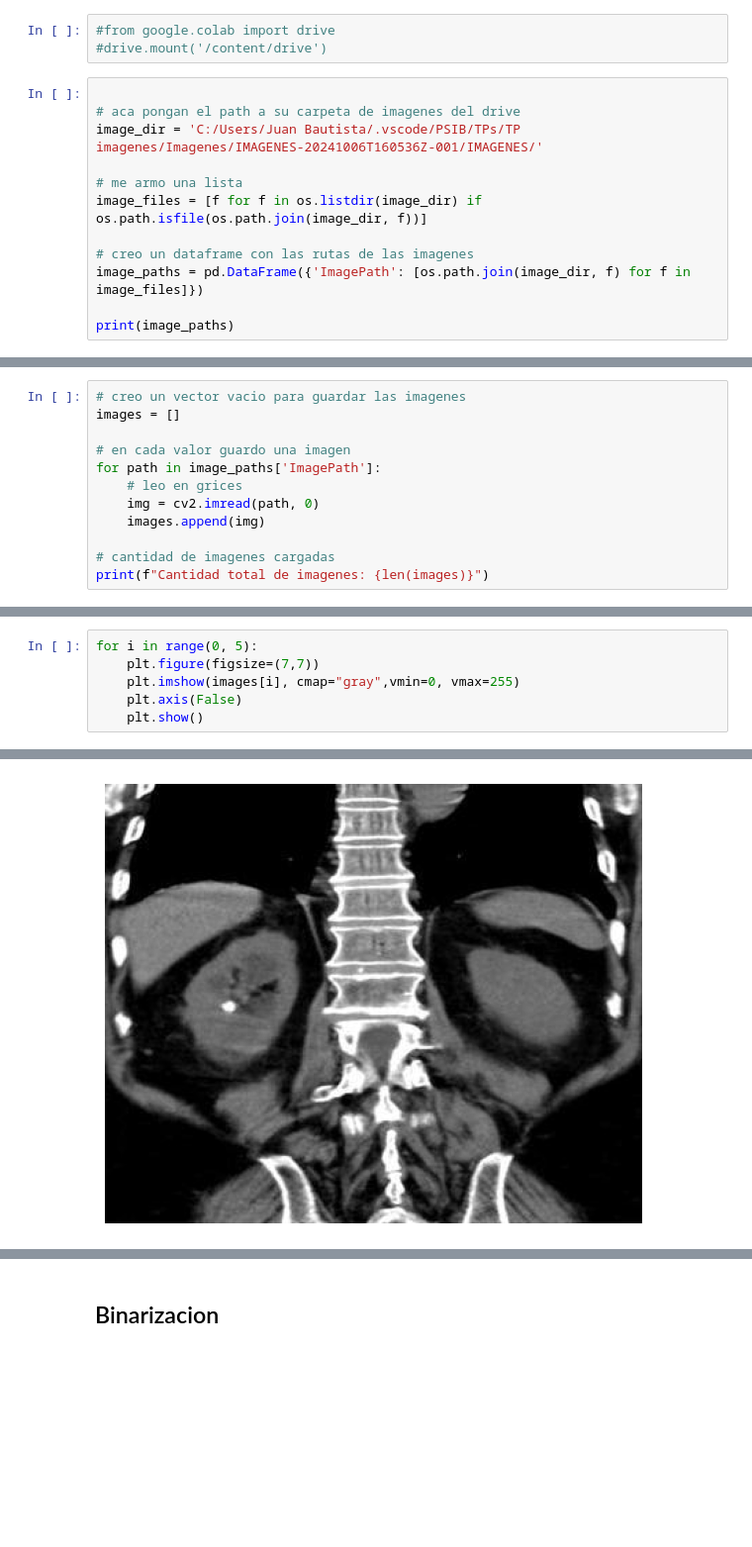
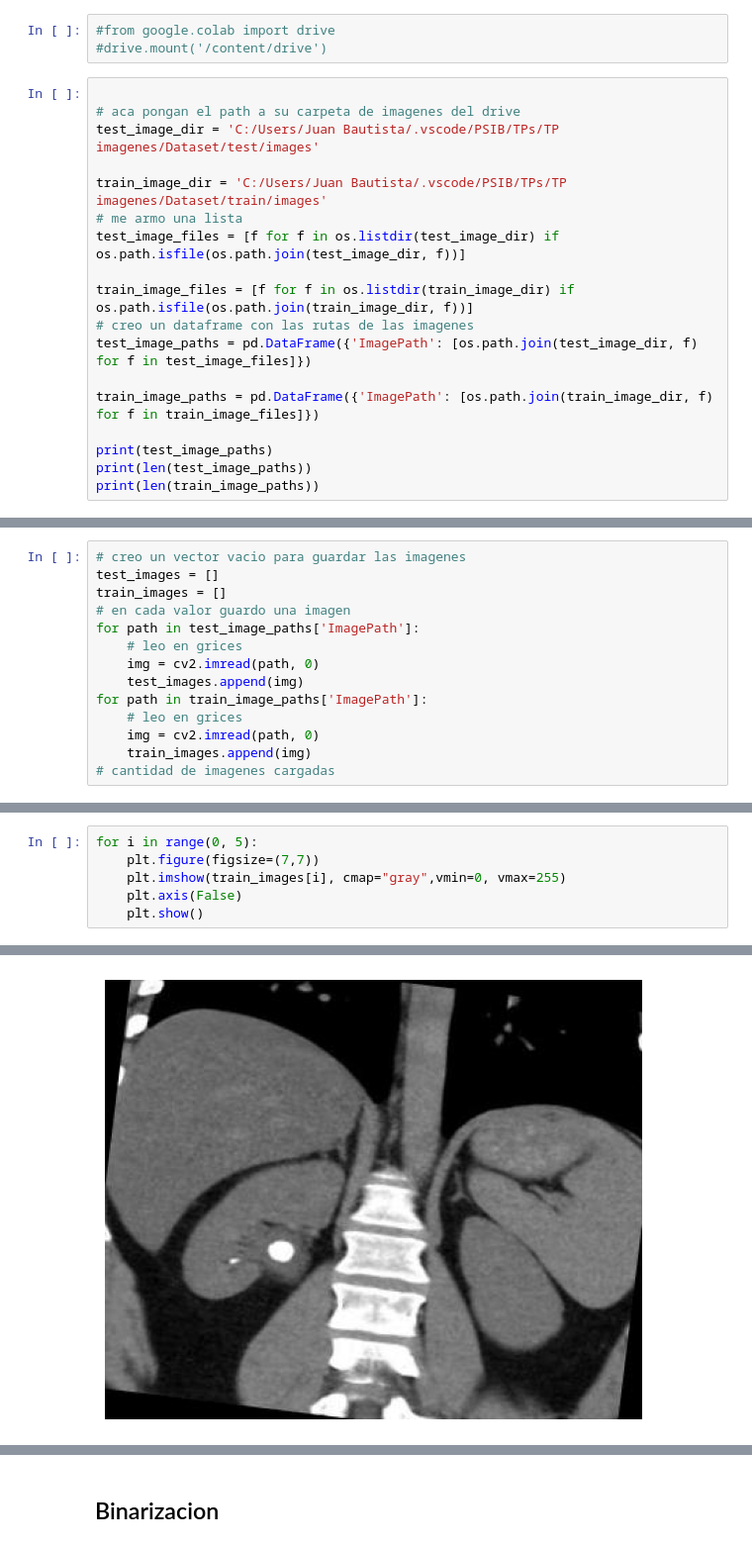
Before and after one commit to Juangonz952/PSIB, a Jupyter notebook: TPs/TP imagenes/TPfinal_IMAGENES.ipynb, the cells around one changed output, grey strips where cells are left out. Shown at 99% size. Saved outputs shown, nothing was run; the diff lists cells and outputs as text; blank space fills up the shorter version.

Commit message:
lectura completa del dataset

```diff
--- a/TPs/TP imagenes/TPfinal_IMAGENES.ipynb
+++ b/TPs/TP imagenes/TPfinal_IMAGENES.ipynb
@@ -16,15 +16,21 @@ import cv2
 # %%
 
 # aca pongan el path a su carpeta de imagenes del drive
-image_dir = 'C:/Users/Juan Bautista/.vscode/PSIB/TPs/TP imagenes/Imagenes/IMAGENES-20241006T160536Z-001/IMAGENES/'
+test_image_dir = 'C:/Users/Juan Bautista/.vscode/PSIB/TPs/TP imagenes/Dataset/test/images'
 
+train_image_dir = 'C:/Users/Juan Bautista/.vscode/PSIB/TPs/TP imagenes/Dataset/train/images'
 # me armo una lista
-image_files = [f for f in os.listdir(image_dir) if os.path.isfile(os.path.join(image_dir, f))]
+test_image_files = [f for f in os.listdir(test_image_dir) if os.path.isfile(os.path.join(test_image_dir, f))]
 
+train_image_files = [f for f in os.listdir(train_image_dir) if os.path.isfile(os.path.join(train_image_dir, f))]
 # creo un dataframe con las rutas de las imagenes
-image_paths = pd.DataFrame({'ImagePath': [os.path.join(image_dir, f) for f in image_files]})
+test_image_paths = pd.DataFrame({'ImagePath': [os.path.join(test_image_dir, f) for f in test_image_files]})
 
-print(image_paths)
+train_image_paths = pd.DataFrame({'ImagePath': [os.path.join(train_image_dir, f) for f in train_image_files]})
+
+print(test_image_paths)
+print(len(test_image_paths))
+print(len(train_image_paths))
 # %% [output]
                                              ImagePath
 0    C:/Users/Juan Bautista/.vscode/PSIB/TPs/TP ima...
@@ -43,12 +51,14 @@ print(image_paths)
 # %%
 # creo un vector vacio para guardar las imagenes
-images = []
-
+test_images = []
+train_images = []
 # en cada valor guardo una imagen
-for path in image_paths['ImagePath']:
+for path in test_image_paths['ImagePath']:
     # leo en grices
     img = cv2.imread(path, 0)
-    images.append(img)
-
+    test_images.append(img)
+for path in train_image_paths['ImagePath']:
+    # leo en grices
+    img = cv2.imread(path, 0)
+    train_images.append(img)
 # cantidad de imagenes cargadas
-print(f"Cantidad total de imagenes: {len(images)}")
@@ -57,7 +72,7 @@ Cantidad total de imagenes: 123
 # %%
 for i in range(0, 5):
     plt.figure(figsize=(7,7))
-    plt.imshow(images[i], cmap="gray",vmin=0, vmax=255)
+    plt.imshow(train_images[i], cmap="gray",vmin=0, vmax=255)
     plt.axis(False)
     plt.show()
 # %% [output]
@@ -66 +81 @@ for i in range(0, 5):
-[figure, old version]
+[figure, new version]
```
Also changed, not shown: parts of 14 cells of this notebook.
